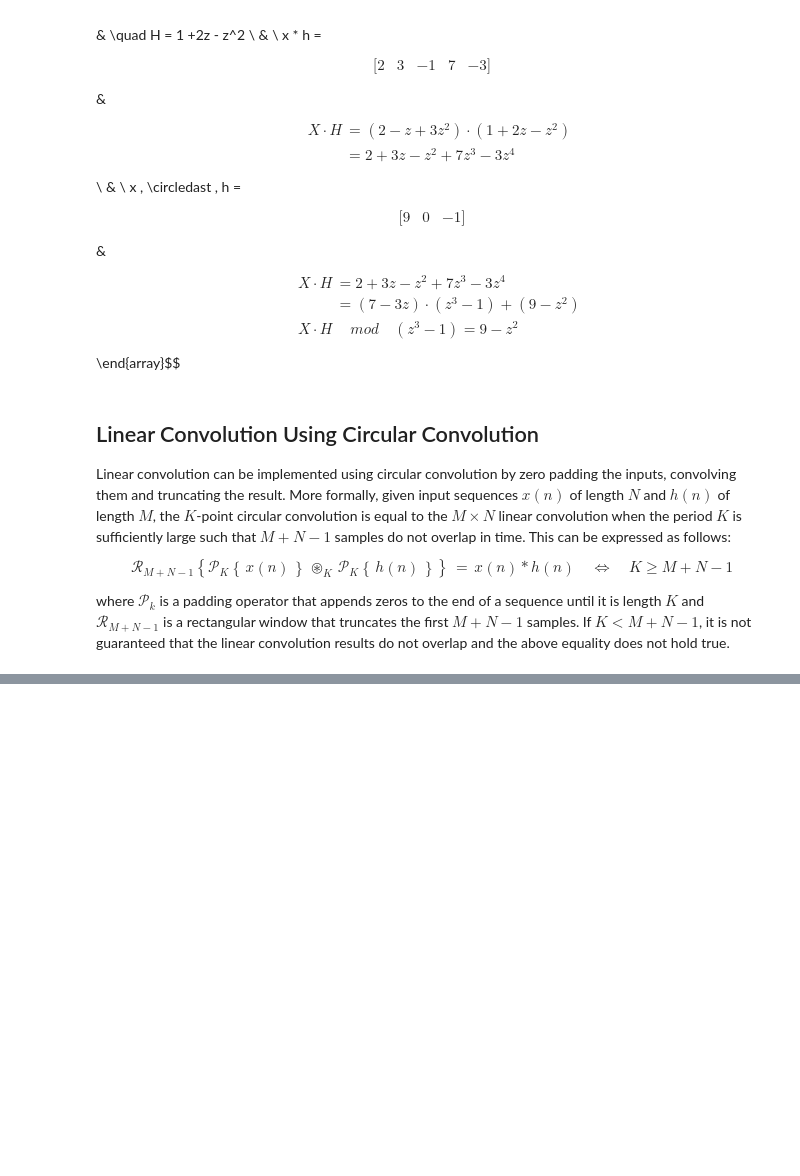
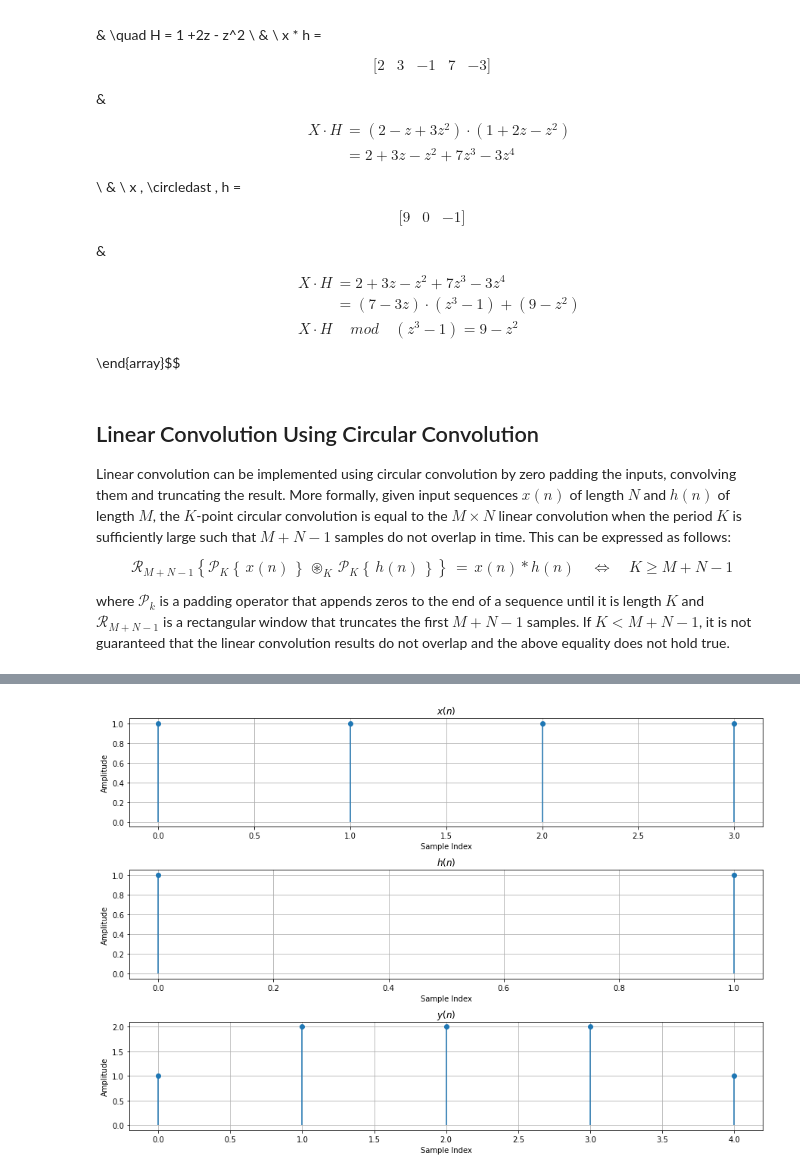
Before and after one commit to keatoncscheible/dsp_101, a Jupyter notebook: convolution.ipynb, the cells around one changed output, grey strips where cells are left out. Drawn from its saved outputs; the diff is of its cells as text; code cells hidden in the pictures; blank space fills up the shorter version.

Commit message:
Added Toom-Cook convolution algorithm explanation with example

```diff
--- a/convolution.ipynb
+++ b/convolution.ipynb
@@ -344,0 +361,71 @@ where $\mathcal{P}_k$ is a padding operator that appends zeros to the end of a s
+# %%
+# Toom-Cook Algorithm Example
+# In this example, M and N should be small. The scipy Lagrange
+# interpolation is numerically unstable for large polynomials
+
+import numpy as np
+import matplotlib.pyplot as plt
+from scipy.interpolate import lagrange
+
+# Create x(n)
+M = 4
+x = np.ones(M)
+x_idxs = np.arange(0, M)
+
+# Create h(n)
+N = 2
+h = np.ones(N)
+h_idxs = np.arange(0, N)
+
+# Create distinct supporting points
+ai = np.arange(np.ceil(-(M+N-1)/2), np.ceil((M+N-1)/2))
+# ai = np.arange(1,M+N)
+
+# Compute X(a)
+Xa = np.empty_like(ai)
+for idx, a in enumerate(ai):
+    Xa[idx] = np.sum(x*ai[idx]**np.arange(0, M))
+
+# Compute H(a)
+Ha = np.empty_like(ai)
+for idx, a in enumerate(ai):
+    Ha[idx] = np.sum(h*ai[idx]**np.arange(0, N))
+
+# Compute Y(a)
+Ya = Xa * Ha
+
+# Compute Y(z) using lagrange interpolation
+Yz = lagrange(ai, Ya)
+
+# y(n) is obtained by getting the coefficients from the Y(z) polynomial
+y = np.array(Yz)
+y_idxs = np.arange(0, M+N-1)
+
+# Plot convolution result
+fig, ax = plt.subplots(nrows=3, ncols=1, figsize=(15, 10))
+
+# Plot x(n)
+ax[0].grid()
+ax[0].stem(x_idxs, x, basefmt=' ')
+ax[0].set_title('$x(n)$')
+ax[0].set_xlabel('Sample Index')
+ax[0].set_ylabel('Amplitude')
+
+# Plot h(n)
+ax[1].grid()
+ax[1].stem(h_idxs, h, basefmt=' ')
+ax[1].set_title('$h(n)$')
+ax[1].set_xlabel('Sample Index')
+ax[1].set_ylabel('Amplitude')
+
+# Plot y(n)
+ax[2].grid()
+ax[2].stem(y_idxs, y, basefmt=' ')
+ax[2].set_title('$y(n)$')
+ax[2].set_xlabel('Sample Index')
+ax[2].set_ylabel('Amplitude')
+
+plt.subplots_adjust(hspace=0.4)
+pass
+# %% [output]
+[figure, added]
```
Also changed, not shown: parts of 2 cells of this notebook.
